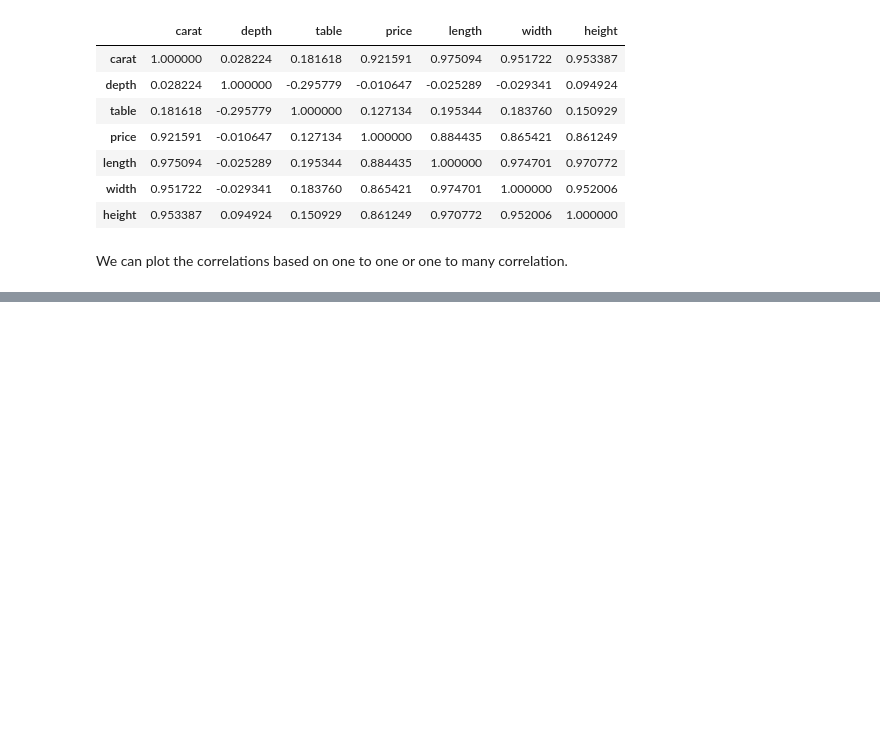
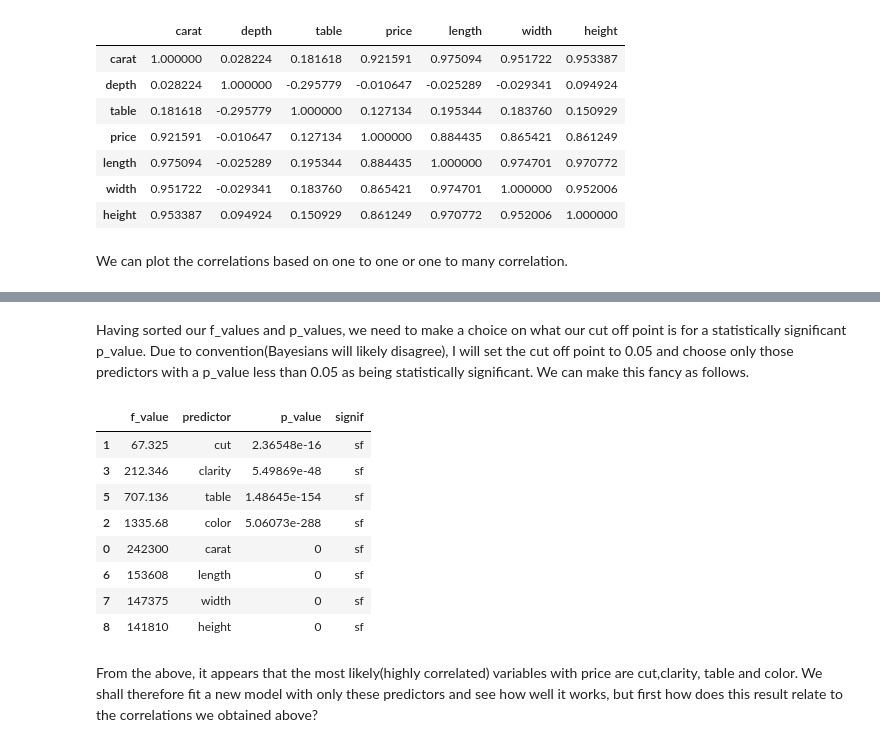
Before and after one commit to Nelson-Gon/sweetpy, a Jupyter notebook: pandas_and_diamonds.ipynb, the cells around one changed output, grey strips where cells are left out. Drawn from its saved outputs; the diff is of its cells as text; code cells hidden in the pictures; blank space fills up the shorter version.

```diff
--- a/pandas_and_diamonds.ipynb
+++ b/pandas_and_diamonds.ipynb
@@ -563,0 +586,6 @@ sns.heatmap(data = corrs, square = True, cmap = ["dodgerblue", "lightgreen", "gr
+# %%
+f_value, p_value = f_regression(x_train, y_train)
+data = pd.DataFrame([f_value, x_train.columns.values, p_value]).T
+data.columns = ["f_value", "predictor", "p_value"]
+sorted_data = data.sort_values(by = "p_value", ascending = False)
+sorted_data
@@ -563,0 +604,17 @@ sns.heatmap(data = corrs, square = True, cmap = ["dodgerblue", "lightgreen", "gr
+# %% [markdown]
+Having sorted our f_values and p_values, we need to make a choice on what our cut off point is for a statistically significant p_value. Due to convention(Bayesians will likely disagree), I will set the cut off point to 0.05 and choose only those predictors with a p_value less than 0.05 as being statistically significant. We can make this fancy as follows.
+# %%
+sorted_data["signif" ] = np.where(sorted_data["p_value"] > 0.05 , "ns", "sf")
+sorted_data[np.where(sorted_data["signif"] == "sf", True, False)].drop(9)
+# %% [output]
+|  | f_value | predictor | p_value | signif |
+| 1 | 67.325 | cut | 2.36548e-16 | sf |
+| 3 | 212.346 | clarity | 5.49869e-48 | sf |
+| 5 | 707.136 | table | 1.48645e-154 | sf |
+| 2 | 1335.68 | color | 5.06073e-288 | sf |
+| 0 | 242300 | carat | 0 | sf |
+| 6 | 153608 | length | 0 | sf |
+| 7 | 147375 | width | 0 | sf |
+| 8 | 141810 | height | 0 | sf |
+# %% [markdown]
+From the above, it appears that the most likely(highly correlated) variables with price are cut,clarity, table and color. We shall therefore fit a new model with only these predictors and see how well it works, but first how does this result relate to the correlations we obtained above?
```
Also changed, not shown: parts of 19 cells of this notebook.
